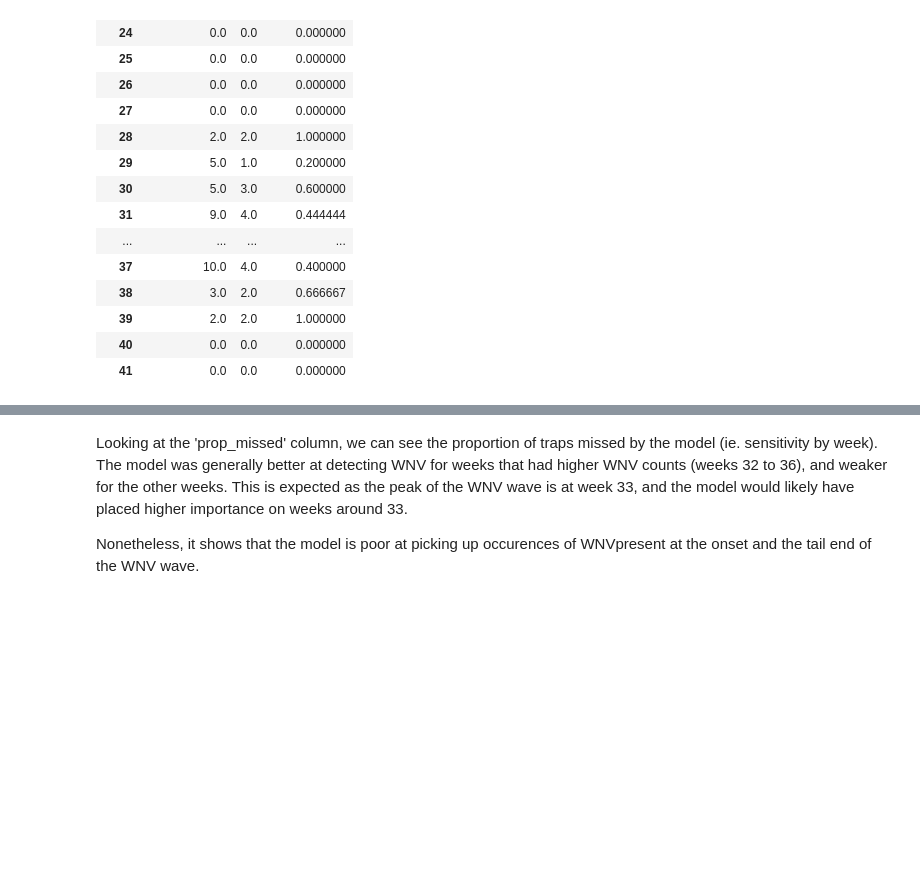
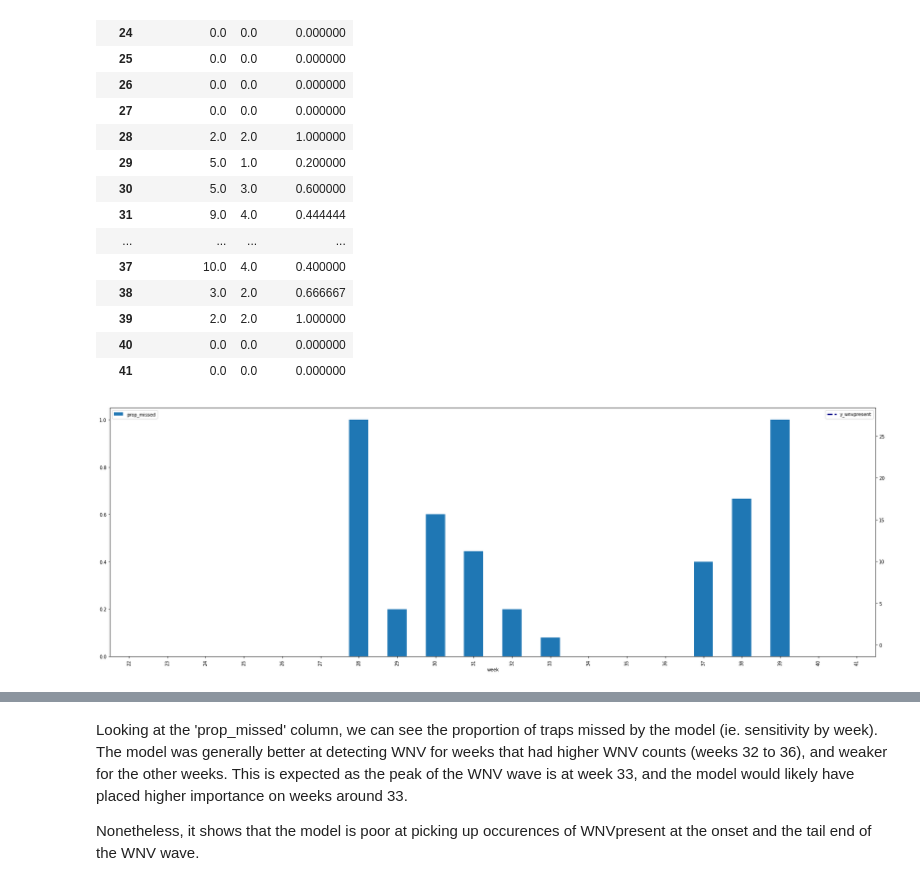
Before and after one commit to msamhz/GA-Project_4, a Jupyter notebook: code/3_Classification Modelling.ipynb, the cells around one changed output, grey strips where cells are left out. Saved outputs shown, nothing was run; the diff lists cells and outputs as text; code cells hidden in the pictures; blank space fills up the shorter version.

```diff
--- a/code/3_Classification Modelling.ipynb
+++ b/code/3_Classification Modelling.ipynb
@@ -876,3 +876,24 @@ test_week.fillna(0)
 | 39 | 2.0 | 2.0 | 1.000000 |
 | 40 | 0.0 | 0.0 | 0.000000 |
 | 41 | 0.0 | 0.0 | 0.000000 |
+# %%
+import numpy as np
+import matplotlib.pyplot as plt
+
+# Plot subsplots with main y-axis = Sum of No. of mosquitos
+
+fig, ax1 = plt.subplots()
+
+test_week[['prop_missed']].plot.bar(ax = ax1, figsize= (30,10))
+
+plt.legend(loc='upper left')
+
+ax2 = ax1.twinx()
+
+
+test_week[['y_wnvpresent']].plot.line(figsize= (30,10), color = 'darkblue', ax = ax2,  ls =  '--', lw = 3)
+
+plt.legend(loc='upper right')
+plt.show()
+# %% [output]
+[figure, added]
```
Also changed, not shown: parts of 1 cell of this notebook, 2 other files.
